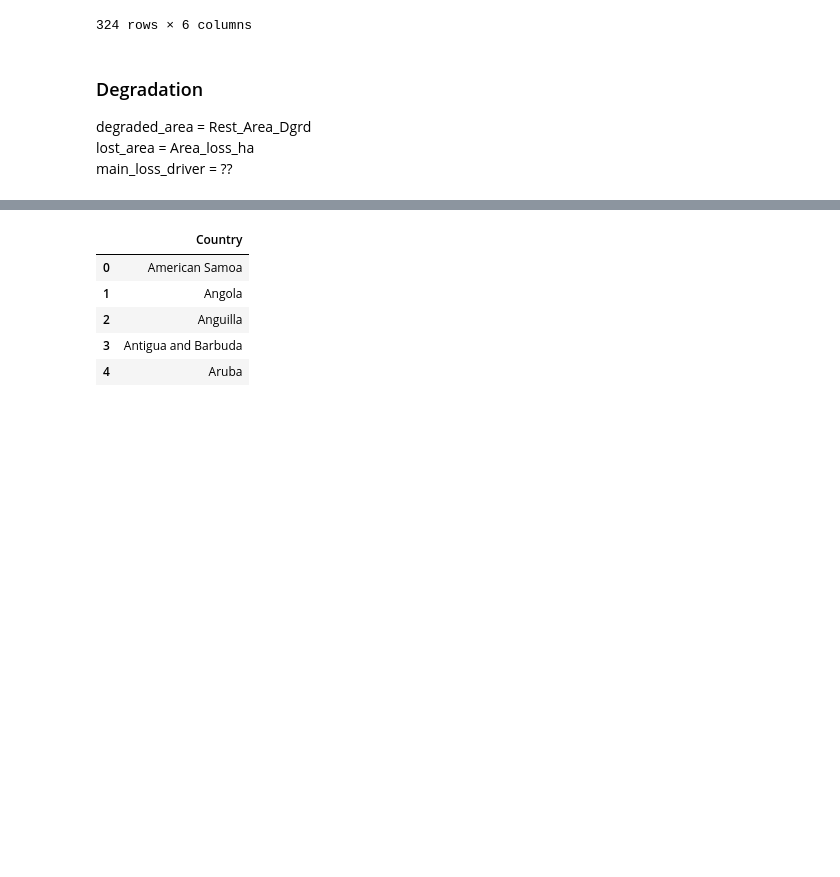
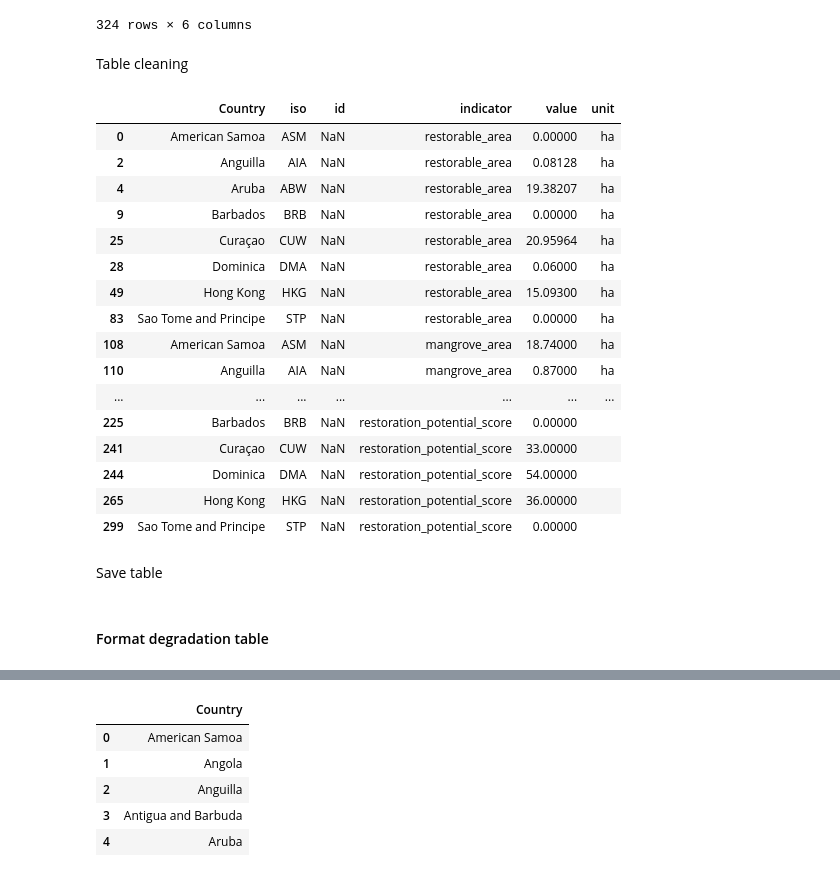
Before and after one commit to lhilarides/mangrove-atlas, a Jupyter notebook: data/notebooks/Lab/data_processing/restoration_and_degradation_widget.ipynb, the cells around one changed output, grey strips where cells are left out. Saved outputs shown, nothing was run; the diff lists cells and outputs as text; code cells hidden in the pictures; blank space fills up the shorter version.

Commit message:
added info to the notebook to format restoration and degradation tables

```diff
--- a/data/notebooks/Lab/data_processing/restoration_and_degradation_widget.ipynb
+++ b/data/notebooks/Lab/data_processing/restoration_and_degradation_widget.ipynb
@@ -232,3 +248,26 @@ restoration
 | 322 | Virgin Islands, U.S. | VIR | 1397.0 | restoration_potential_score | 29.00000 |  |
 | 323 | Yemen | YEM | 1366.0 | restoration_potential_score | 27.00000 |  |
 324 rows × 6 columns
+# %% [markdown]
+Table cleaning
+# %%
+# Countries with no staging id
+restoration[restoration.id.isna()]
+# %% [output]
+|  | Country | iso | id | indicator | value | unit |
+| 0 | American Samoa | ASM | NaN | restorable_area | 0.00000 | ha |
+| 2 | Anguilla | AIA | NaN | restorable_area | 0.08128 | ha |
+| 4 | Aruba | ABW | NaN | restorable_area | 19.38207 | ha |
+| 9 | Barbados | BRB | NaN | restorable_area | 0.00000 | ha |
+| 25 | Curaçao | CUW | NaN | restorable_area | 20.95964 | ha |
+| 28 | Dominica | DMA | NaN | restorable_area | 0.06000 | ha |
+| 49 | Hong Kong | HKG | NaN | restorable_area | 15.09300 | ha |
+| 83 | Sao Tome and Principe | STP | NaN | restorable_area | 0.00000 | ha |
+| 108 | American Samoa | ASM | NaN | mangrove_area | 18.74000 | ha |
+| 110 | Anguilla | AIA | NaN | mangrove_area | 0.87000 | ha |
+| ... | ... | ... | ... | ... | ... | ... |
+| 225 | Barbados | BRB | NaN | restoration_potential_score | 0.00000 |  |
+| 241 | Curaçao | CUW | NaN | restoration_potential_score | 33.00000 |  |
+| 244 | Dominica | DMA | NaN | restoration_potential_score | 54.00000 |  |
+| 265 | Hong Kong | HKG | NaN | restoration_potential_score | 36.00000 |  |
+| 299 | Sao Tome and Principe | STP | NaN | restoration_potential_score | 0.00000 |  |
@@ -235 +278,3 @@ restoration
+# %% [markdown]
+Save table
 # %%
@@ -237,5 +282,2 @@ restoration.to_csv('../../../data/RestorationPotential.csv')
-# %% [markdown]
-### Degradation
-degraded_area = Rest_Area_Dgrd
-lost_area = Area_loss_ha
-main_loss_driver = ??
+# %% [markdown]
+#### Format degradation table
```
Also changed, not shown: parts of 30 cells of this notebook.
